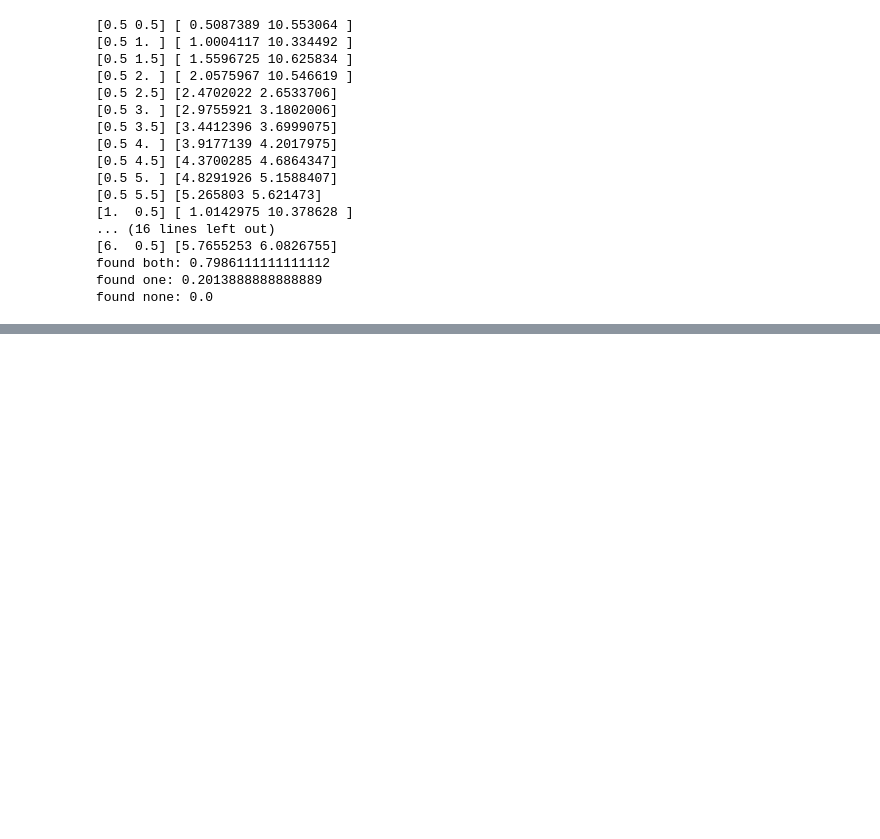
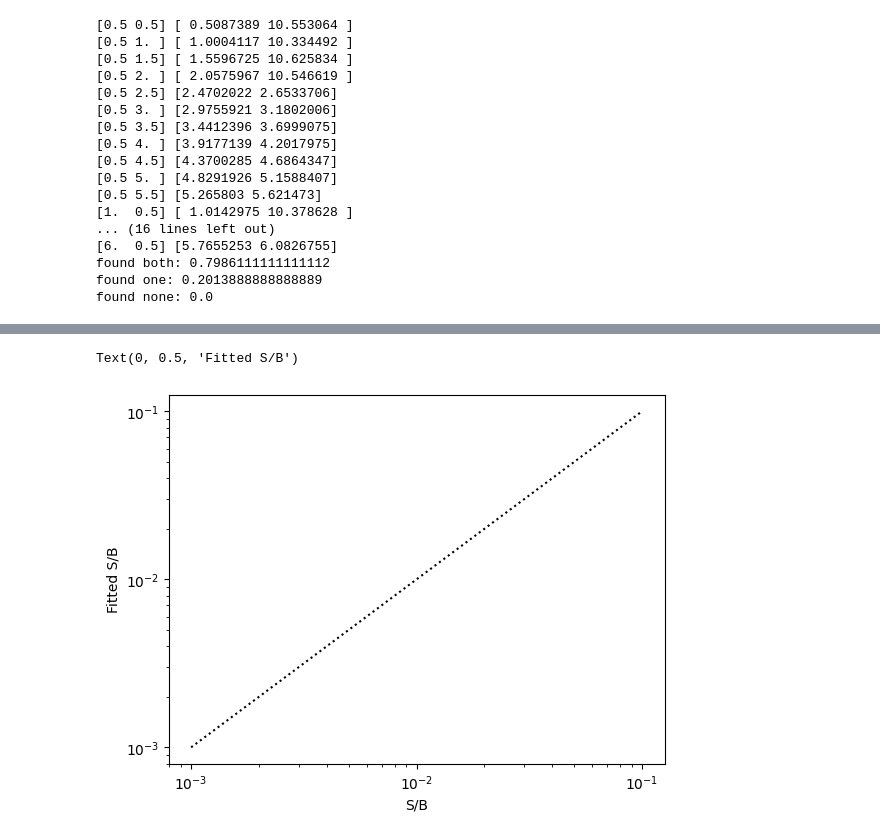
Before and after one commit to GitGup/SemiWeaklySupervised, a Jupyter notebook: Anomaly.ipynb, the cells around one changed output, grey strips where cells are left out. Saved outputs shown, nothing was run; the diff lists cells and outputs as text; code cells hidden in the pictures; blank space fills up the shorter version.

```diff
--- a/Anomaly.ipynb
+++ b/Anomaly.ipynb
@@ -907,0 +1022,10 @@ Epoch 20/20
+# %%
+plt.plot(xx,np.array(ww))
+plt.xscale("log")
+plt.yscale("log")
+plt.plot(xx,xx,ls=":",color="black")
+plt.xlabel("S/B")
+plt.ylabel("Fitted S/B")
+# %% [output]
+Text(0, 0.5, 'Fitted S/B')
+[figure, added]
```
Also changed, not shown: parts of 4 cells of this notebook.
